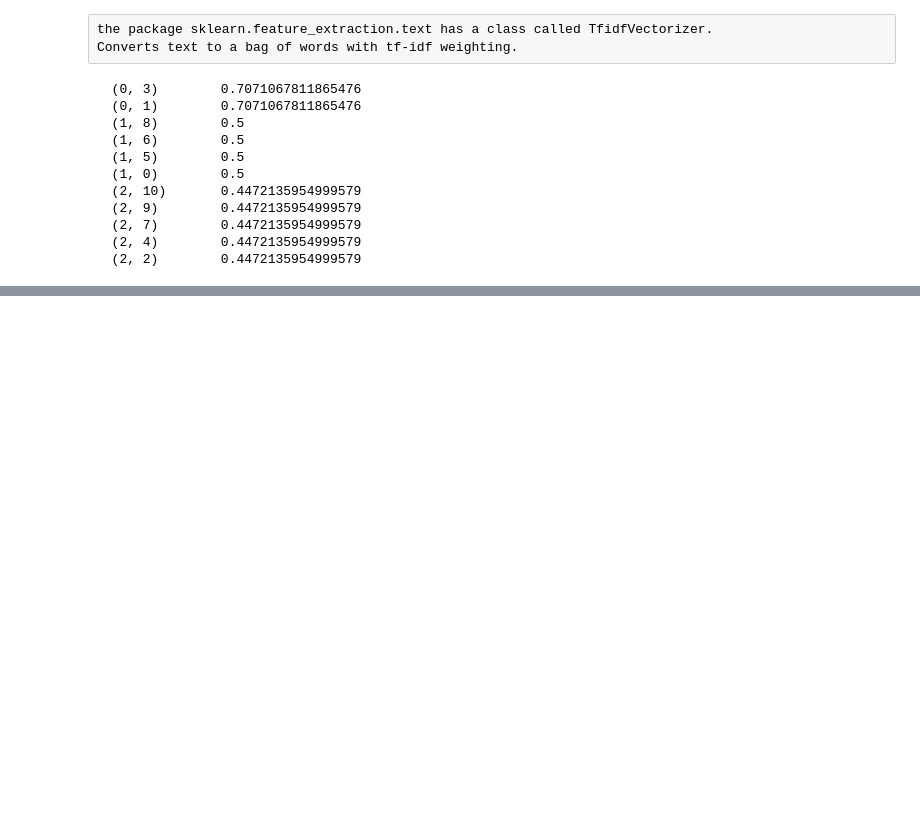
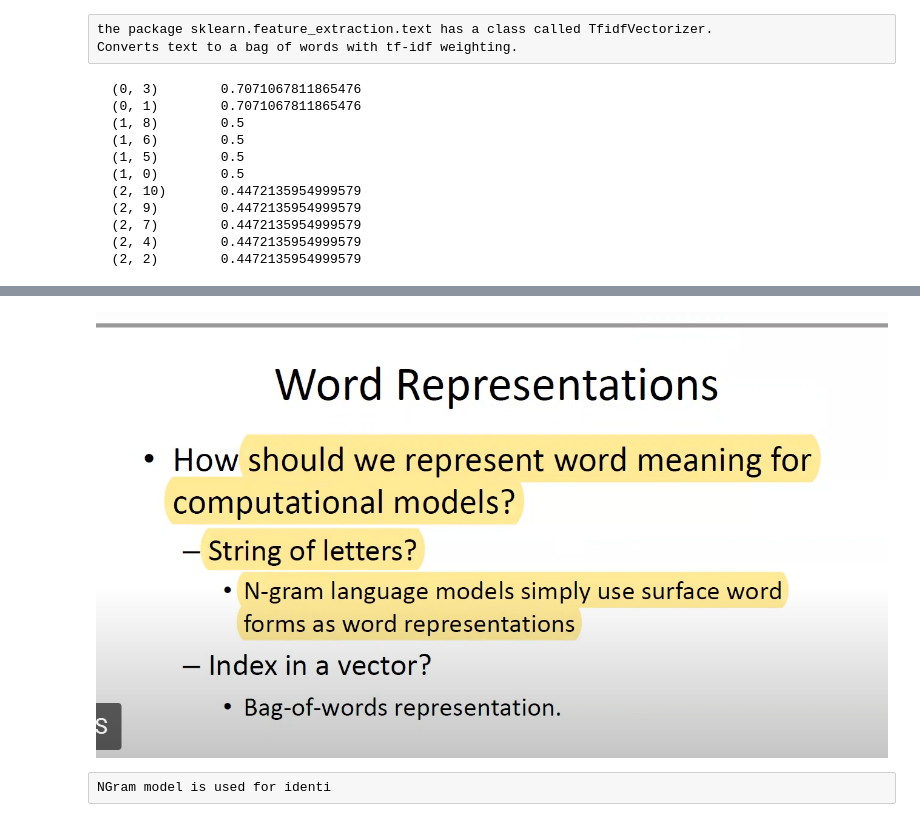
Before and after one commit to numbskullx26/NLP-selfnotes, a Jupyter notebook: Word2vec, Embedding and Dot Product.ipynb, the cells around one changed output, grey strips where cells are left out. Saved outputs shown, nothing was run; the diff lists cells and outputs as text; code cells hidden in the pictures; blank space fills up the shorter version.

```diff
--- a/Word2vec, Embedding and Dot Product.ipynb
+++ b/Word2vec, Embedding and Dot Product.ipynb
@@ -56,0 +70,7 @@ print(Y)
+# %%
+from IPython.display import Image
+Image(filename="C:\\Users\\Indrajeet Sarkar\\Pictures\\Screenshots\\Screenshot 2023-06-10 123657.png")
+# %% [output]
+[figure, added]
+# %% [raw]
+NGram model is used for identi
```
Also changed, not shown: parts of 5 cells of this notebook.
